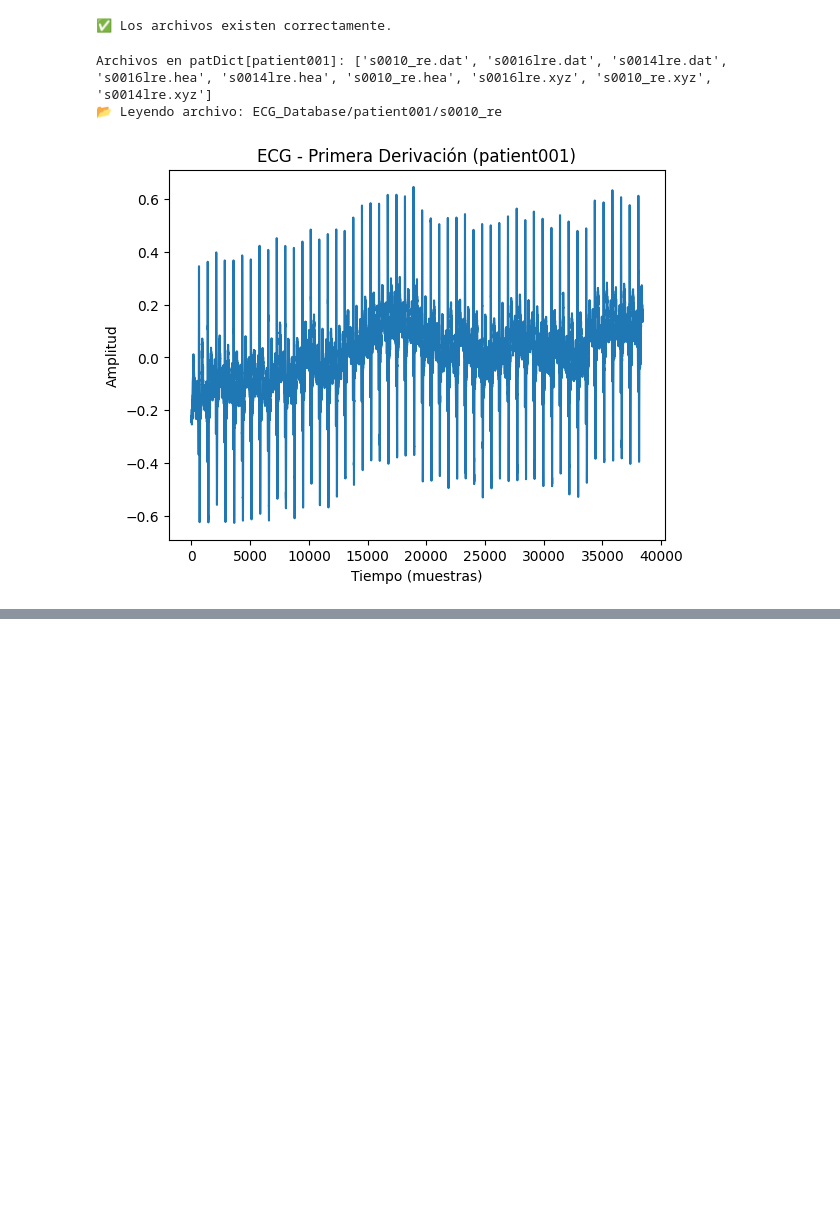
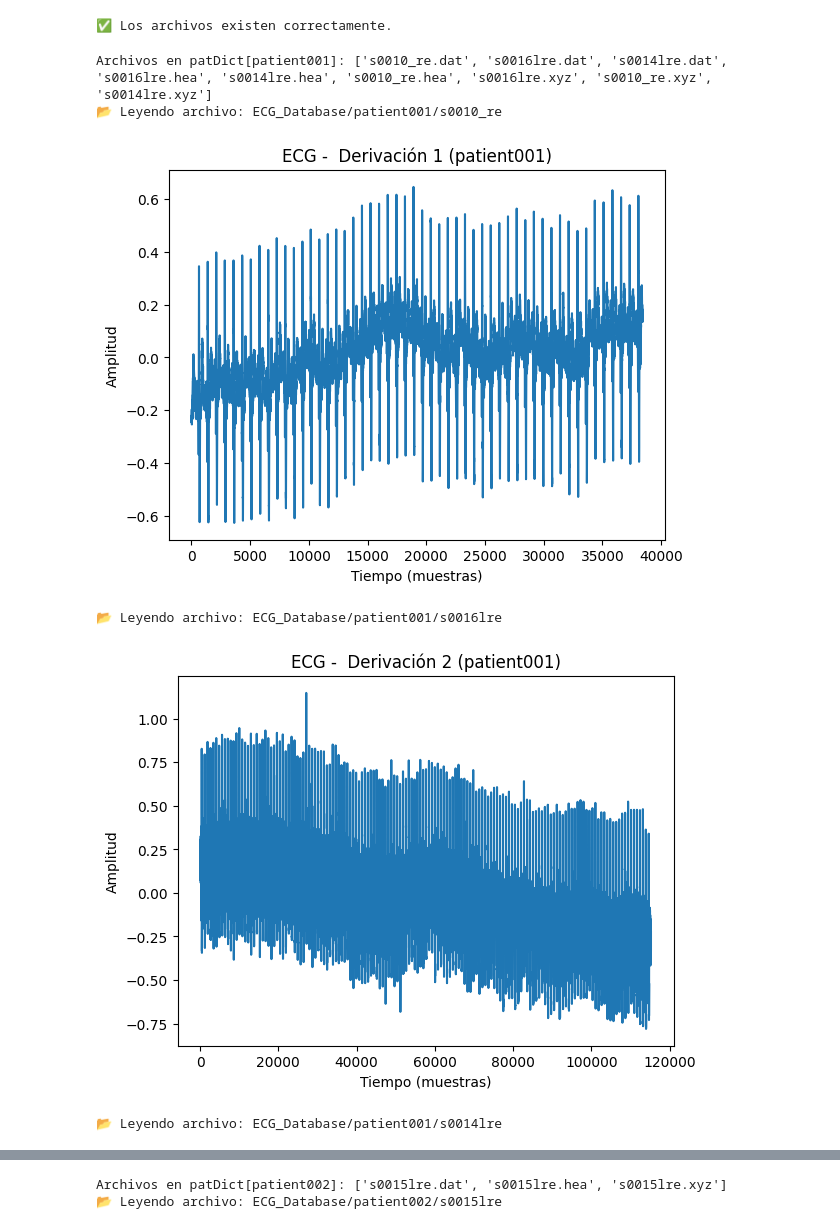
Before and after one commit to mattarluu/ECGproyect, a Jupyter notebook: ecg.ipynb, the cells around one changed output, grey strips where cells are left out. Saved outputs shown, nothing was run; the diff lists cells and outputs as text; code cells hidden in the pictures; blank space fills up the shorter version.

```diff
--- a/ecg.ipynb
+++ b/ecg.ipynb
@@ -113,46 +92,52 @@ else:
 # %%
 import matplotlib.pyplot as plt
 import wfdb
 import os
 
+
 # Seleccionar un paciente y su primer archivo de ECG
 basePath = "ECG_Database"
-patient_id = "patient001"  # Cambia esto si es necesario
-patient_path = os.path.join(basePath, patient_id)  # Ruta completa
+for j in range(1,10):
+    number=str(j).zfill(3)
+    patient_id = "patient"+number  # Cambia esto si es necesario
+    patient_path = os.path.join(basePath, patient_id)  # Ruta completa
 
-# 📌 Verificar los archivos disponibles en patDict
-print(f"Archivos en patDict[{patient_id}]:", patDict[patient_id]["files"])
+    # 📌 Verificar los archivos disponibles en patDict
+    print(f"Archivos en patDict[{patient_id}]:", patDict[patient_id]["files"])
 
-# Filtrar solo archivos que empiecen con "record" y sean .dat
-dat_files = [f for f in patDict[patient_id]["files"] if f.endswith(".dat") ]
+    # Filtrar solo archivos que empiecen con "record" y sean .dat
+    dat_files = [f for f in patDict[patient_id]["files"] if f.endswith(".dat") ]
 
-if not dat_files:
-    raise FileNotFoundError(f"❌ No se encontraron archivos .dat válidos en {patient_id}")
+    if not dat_files:
+        raise FileNotFoundError(f"❌ No se encontraron archivos .dat válidos en {patient_id}")
 
-# Seleccionar el primer archivo válido
-file_path = os.path.join(patient_path, dat_files[0])
-file_base = os.path.splitext(file_path)[0]  # Eliminar extensión .dat
+    # Seleccionar el primer archivo válido
+    i=0
+    for file in dat_files :
+        file_path = os.path.join(patient_path, file)
+        file_base = os.path.splitext(file_path)[0]  # Eliminar extensión .dat
+        print(f"📂 Leyendo archivo: {file_base}")
+        # Leer el archivo de ECG
+        record = wfdb.rdrecord(file_base)
+        # Extraer la señal
+        signal = record.p_signal
 
-print(f"📂 Leyendo archivo: {file_base}")
+        # Graficar la primera derivación (Lead I)
+        plt.plot(signal[:, 0])
+        plt.title(f"ECG -  Derivación {i+1} ({patient_id})")
+        plt.xlabel("Tiempo (muestras)")
+        plt.ylabel("Amplitud")
+        plt.show()
+        i=i+1
+
 
 # Verificar si los archivos existen antes de leer
 if not os.path.exists(file_base + ".dat") or not os.path.exists(file_base + ".hea"):
     raise FileNotFoundError(f"⚠️ Falta algún archivo: {file_base}.dat o {file_base}.hea")
-
-# Leer el archivo de ECG
-record = wfdb.rdrecord(file_base)
-
-# Extraer la señal
-signal = record.p_signal
-
-# Graficar la primera derivación (Lead I)
-plt.plot(signal[:, 0])
-plt.title(f"ECG - Primera Derivación ({patient_id})")
-plt.xlabel("Tiempo (muestras)")
-plt.ylabel("Amplitud")
-plt.show()
-#
 # %% [output]
 Archivos en patDict[patient001]: ['s0010_re.dat', 's0016lre.dat', 's0014lre.dat', 's0016lre.hea', 's0014lre.hea', 's0010_re.hea', 's0016lre.xyz', 's0010_re.xyz', 's0014lre.xyz']
 📂 Leyendo archivo: ECG_Database/patient001/s0010_re
-[figure, old version]
+[figure, new version]
+📂 Leyendo archivo: ECG_Database/patient001/s0016lre
+[figure, added]
+📂 Leyendo archivo: ECG_Database/patient001/s0014lre
@@ -158,0 +145,2 @@ Archivos en patDict[patient001]: ['s0010_re.dat', 's0016lre.dat', 's0014lre.dat'
+Archivos en patDict[patient002]: ['s0015lre.dat', 's0015lre.hea', 's0015lre.xyz']
+📂 Leyendo archivo: ECG_Database/patient002/s0015lre
```
Also changed, not shown: parts of 4 cells of this notebook, 10 other files.
